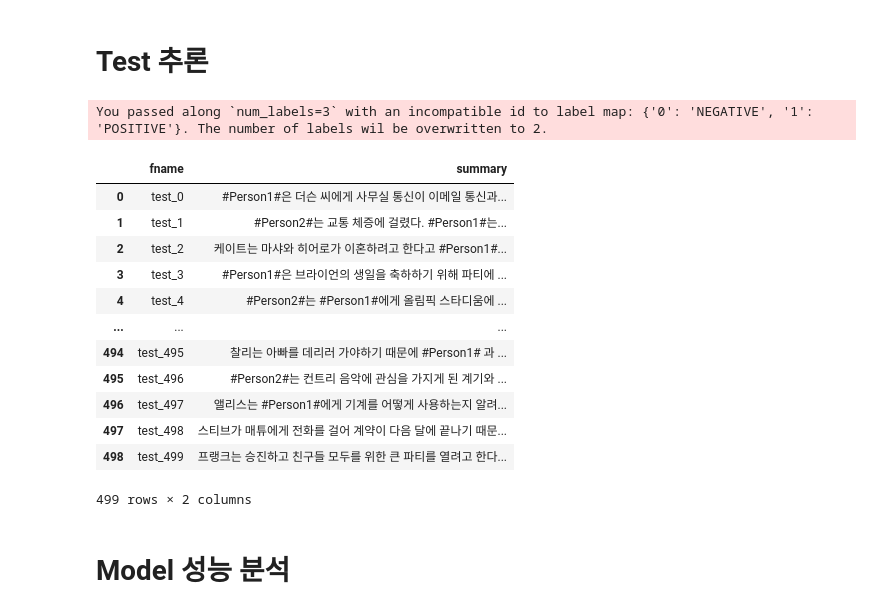
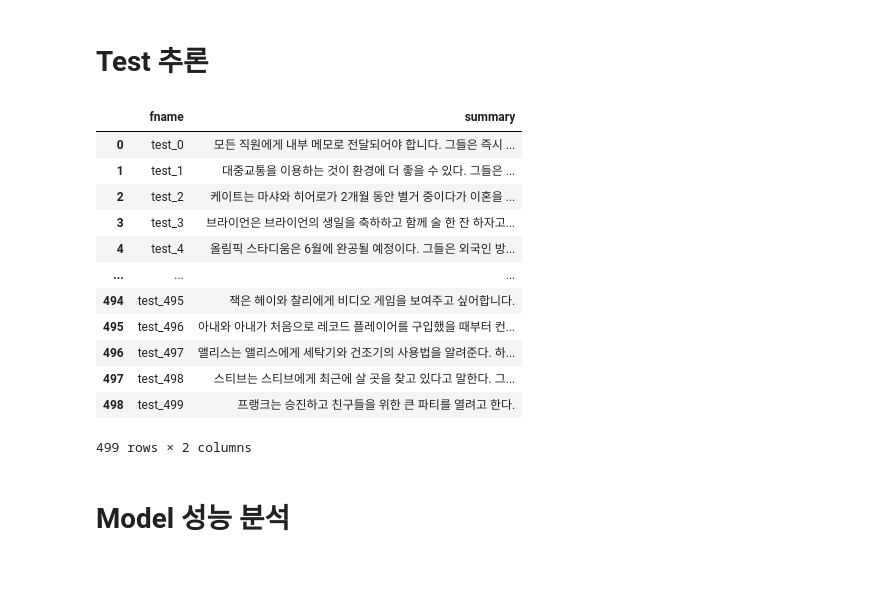
Before and after one commit to UpstageAILab3/upstage-nlp-summarization-nlp2-pub, a Jupyter notebook: main.ipynb, the cells around one changed output. Cells and saved outputs as stored; diff of their text form; code cells hidden in the pictures; blank space fills up the shorter version.

```diff
--- a/main.ipynb
+++ b/main.ipynb
@@ -78,24 +62,27 @@ TrainOutput(global_step=4290, training_loss=0.746473709853379, metrics={'train_r
 # %% [markdown]
 # Test 추론
-# %%
-model_path = '/root/upstage-nlp-summarization-nlp2/results/checkpoint-2340'
-test_inst = Test(config, test_dataset, tokenizer, model_path, device)
-result_df = test_inst()
-result_df
-# %% [output]
-You passed along `num_labels=3` with an incompatible id to label map: {'0': 'NEGATIVE', '1': 'POSITIVE'}. The number of labels wil be overwritten to 2.
-|  | fname | summary |
-| 0 | test_0 | #Person1#은 더슨 씨에게 사무실 통신이 이메일 통신과... |
-| 1 | test_1 | #Person2#는 교통 체증에 걸렸다. #Person1#는... |
-| 2 | test_2 | 케이트는 마샤와 히어로가 이혼하려고 한다고 #Person1#... |
-| 3 | test_3 | #Person1#은 브라이언의 생일을 축하하기 위해 파티에 ... |
-| 4 | test_4 | #Person2#는 #Person1#에게 올림픽 스타디움에 ... |
-| ... | ... | ... |
-| 494 | test_495 | 찰리는 아빠를 데리러 가야하기 때문에 #Person1# 과 ... |
-| 495 | test_496 | #Person2#는 컨트리 음악에 관심을 가지게 된 계기와 ... |
-| 496 | test_497 | 앨리스는 #Person1#에게 기계를 어떻게 사용하는지 알려... |
-| 497 | test_498 | 스티브가 매튜에게 전화를 걸어 계약이 다음 달에 끝나기 때문... |
-| 498 | test_499 | 프랭크는 승진하고 친구들 모두를 위한 큰 파티를 열려고 한다... |
-499 rows × 2 columns
+# %%
+best_model_path = trainer.state.best_model_checkpoint
+
+test_inst = Test(config, test_dataset, tokenizer, device)
+model = test_inst.getT5Model(best_model_path)
+
+model_name = config['model']['t5']
+result_df = test_inst.testModel(model, model_name)
+result_df
+# %% [output]
+|  | fname | summary |
+| 0 | test_0 | 모든 직원에게 내부 메모로 전달되어야 합니다. 그들은 즉시 ... |
+| 1 | test_1 | 대중교통을 이용하는 것이 환경에 더 좋을 수 있다. 그들은 ... |
+| 2 | test_2 | 케이트는 마샤와 히어로가 2개월 동안 별거 중이다가 이혼을 ... |
+| 3 | test_3 | 브라이언은 브라이언의 생일을 축하하고 함께 술 한 잔 하자고... |
+| 4 | test_4 | 올림픽 스타디움은 6월에 완공될 예정이다. 그들은 외국인 방... |
+| ... | ... | ... |
+| 494 | test_495 | 잭은 헤이와 찰리에게 비디오 게임을 보여주고 싶어합니다. |
+| 495 | test_496 | 아내와 아내가 처음으로 레코드 플레이어를 구입했을 때부터 컨... |
+| 496 | test_497 | 앨리스는 앨리스에게 세탁기와 건조기의 사용법을 알려준다. 하... |
+| 497 | test_498 | 스티브는 스티브에게 최근에 살 곳을 찾고 있다고 말한다. 그... |
+| 498 | test_499 | 프랭크는 승진하고 친구들을 위한 큰 파티를 열려고 한다. |
+499 rows × 2 columns
 # %% [markdown]
 # Model 성능 분석
```
Also changed, not shown: parts of 5 cells of this notebook, 11 other files.
